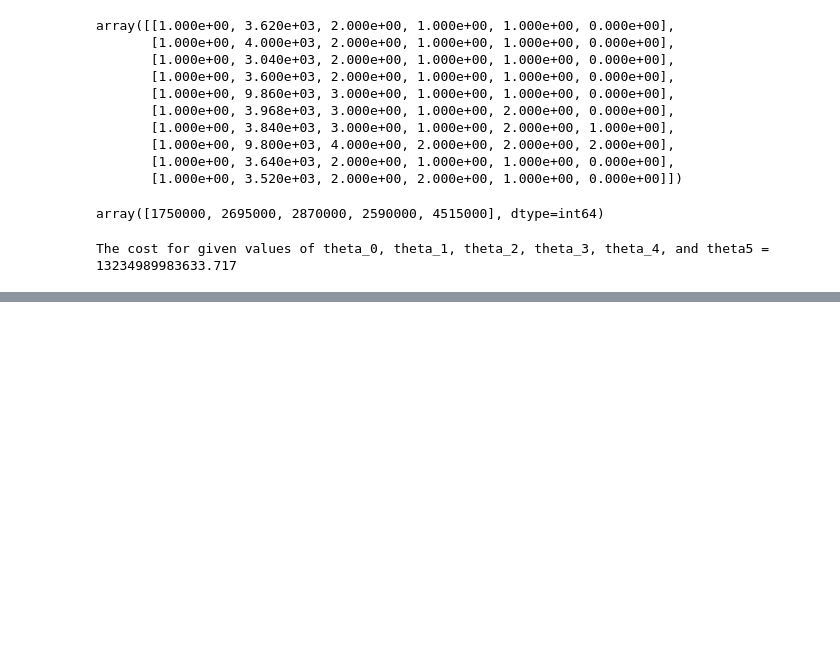
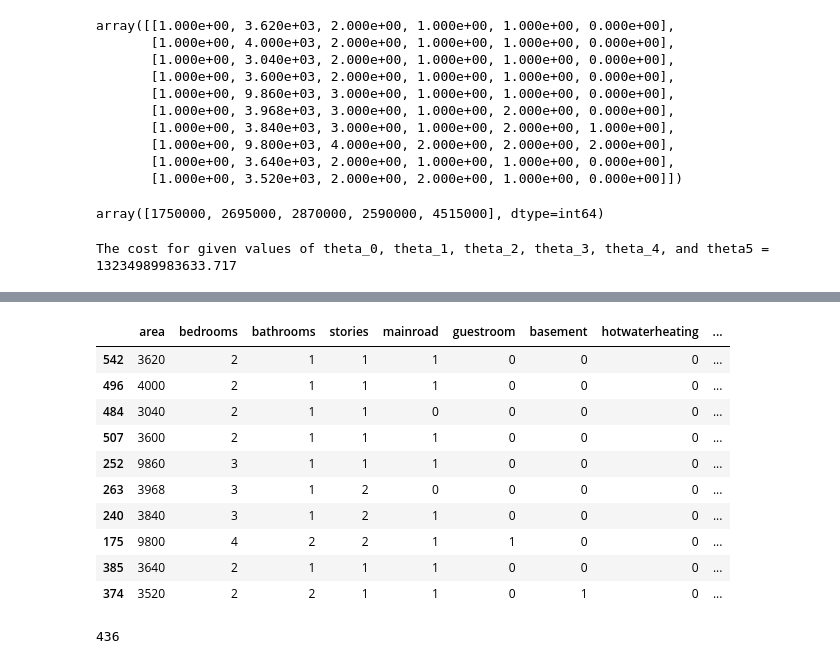
Before and after one commit to NaraPvP/IntroToML, a Jupyter notebook: HW1/HW1_VarScalingAndRegularization.ipynb, the cells around one changed output, grey strips where cells are left out. Cells and saved outputs as stored; diff of their text form; code cells hidden in the pictures; blank space fills up the shorter version.

```diff
--- a/HW1/HW1_VarScalingAndRegularization.ipynb
+++ b/HW1/HW1_VarScalingAndRegularization.ipynb
@@ -156,0 +152,24 @@ Text(0.5, 1.0, 'Convergence of gradient descent')
+# %%
+# Problem 1b
+num_vars_1b = ['area', 'bedrooms', 'bathrooms', 'stories', 'mainroad', 'guestroom', 'basement', 'hotwaterheating', 'airconditioning', 'parking', 'prefarea', 'price']
+df_newTrain_1b = df_train[num_vars_1b]
+df_newTest_1b = df_test[num_vars_1b]
+df_newTrain_1b.head(10)
+# %% [output]
+|  | area | bedrooms | bathrooms | stories | mainroad | guestroom | basement | hotwaterheating | ... |
+| 542 | 3620 | 2 | 1 | 1 | 1 | 0 | 0 | 0 | ... |
+| 496 | 4000 | 2 | 1 | 1 | 1 | 0 | 0 | 0 | ... |
+| 484 | 3040 | 2 | 1 | 1 | 0 | 0 | 0 | 0 | ... |
+| 507 | 3600 | 2 | 1 | 1 | 1 | 0 | 0 | 0 | ... |
+| 252 | 9860 | 3 | 1 | 1 | 1 | 0 | 0 | 0 | ... |
+| 263 | 3968 | 3 | 1 | 2 | 0 | 0 | 0 | 0 | ... |
+| 240 | 3840 | 3 | 1 | 2 | 1 | 0 | 0 | 0 | ... |
+| 175 | 9800 | 4 | 2 | 2 | 1 | 1 | 0 | 0 | ... |
+| 385 | 3640 | 2 | 1 | 1 | 1 | 0 | 0 | 0 | ... |
+| 374 | 3520 | 2 | 2 | 1 | 1 | 0 | 1 | 0 | ... |
+# %%
+m_1b = len(df_newTrain_1b)
+testM_1b = len(df_newTest_1b)
+m_1b
+# %% [output]
+436
```
Also changed, not shown: parts of 10 cells of this notebook, 5 other files.
